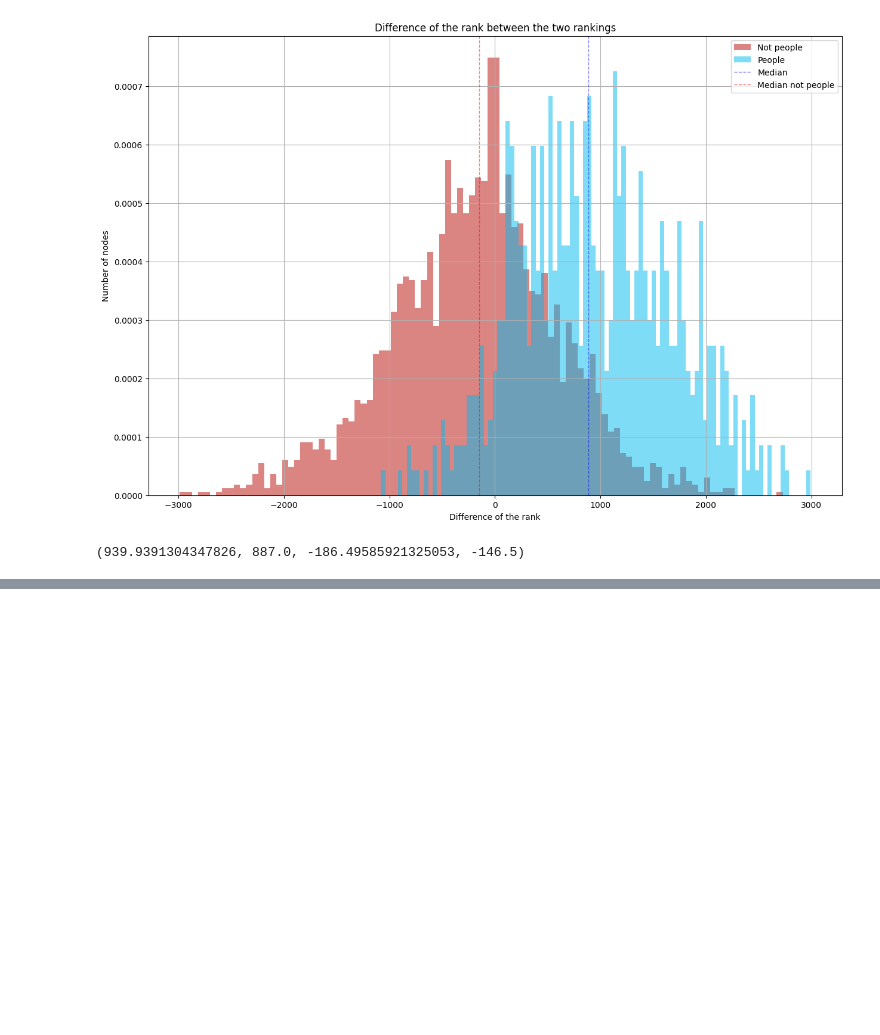
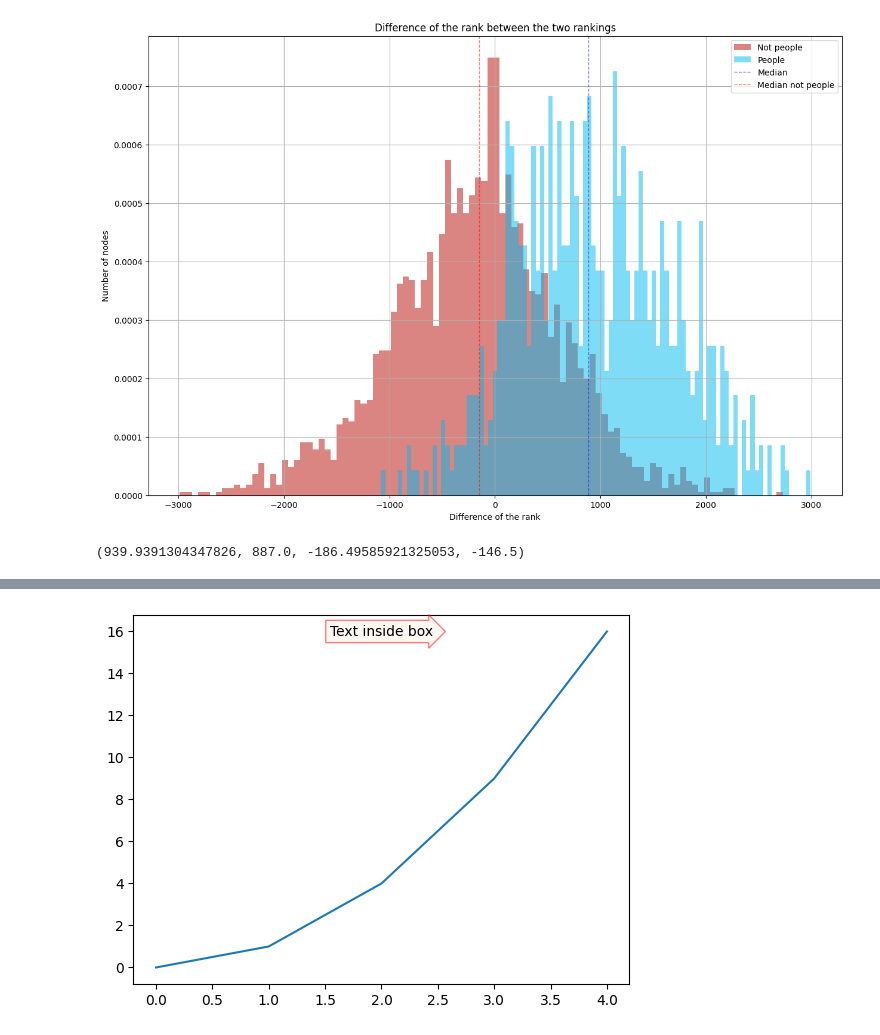
Before and after one commit to epfl-ada/ada-2023-project-ndlmada, a Jupyter notebook: page_rank_clean.ipynb, the cells around one changed output, grey strips where cells are left out. Cells and saved outputs as stored; diff of their text form; code cells hidden in the pictures; blank space fills up the shorter version.

```diff
--- a/page_rank_clean.ipynb
+++ b/page_rank_clean.ipynb
@@ -56,0 +109,22 @@ mean_median_change_in_rank_of_peoples(df_pagerank_links, df_pagerank_both_gend,
+# %%
+import matplotlib.pyplot as plt
+
+# Create a simple plot
+fig, ax = plt.subplots()
+ax.plot([0, 1, 2, 3, 4], [0, 1, 4, 9, 16])
+
+# Get the center coordinates of the figure
+center_x = 2
+center_y = 16
+
+# Text properties
+text = 'Text inside box'
+bbox_props = dict(boxstyle="rarrow,pad=0.3", fc="oldlace", ec="red", alpha=0.5)
+
+# Add text with arrow inside a box
+ax.text(center_x, center_y, text, ha='center', va='center', bbox=bbox_props)
+
+# Show the plot
+plt.show()
+# %% [output]
+[figure, added]
```
Also changed, not shown: parts of 2 cells of this notebook, 1 other file.
